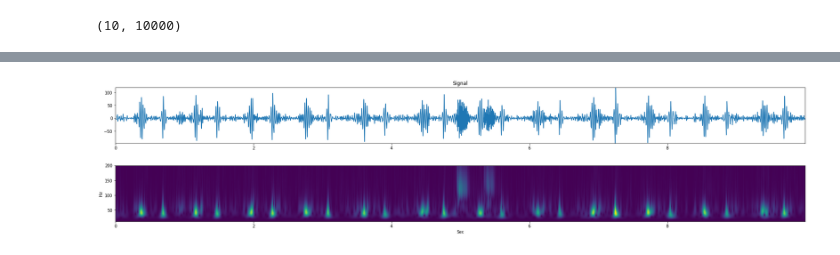
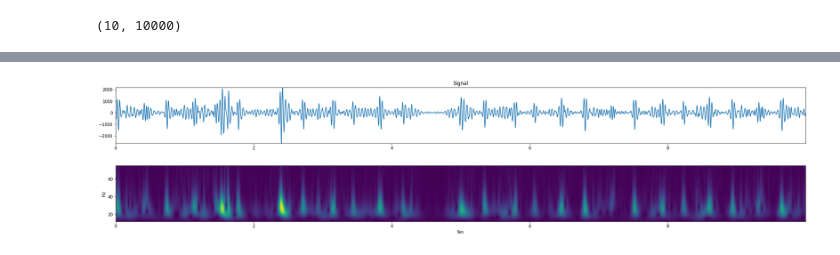
Before and after one commit to writerwriter/ekg, a Jupyter notebook: notebooks/wavelet.ipynb, the cells around one changed output, grey strips where cells are left out. Cells and saved outputs as stored; diff of their text form; code cells hidden in the pictures.

```diff
--- a/notebooks/wavelet.ipynb
+++ b/notebooks/wavelet.ipynb
@@ -24,0 +57,4 @@ signal, sampling_rate = reader.get_ekg('/home/toosyou/ext_ssd/Cardiology/交大-
+# %%
+signal, sampling_rate = reader.get_ekg('/home/toosyou/Cardiology/TVGS/交大數據心衰遠距教學/大檢查audicor/AHF054/A032108B/PP-01_000186.bin',
+                                        do_bandpass_filter=True, filter_lowcut=30, filter_highcut=120)
+plot_hs_wavelet(signal[1], signal[8:10], 1000)
@@ -27,4 +67,4 @@ signal.shape
 # %% [output]
 (10, 10000)
 # %%
-sig = signal[8, :]
+sig = signal[9, :]
@@ -66,29 +105,29 @@ plt.plot(freqs)
 # %%
 t = np.arange(0, 10, 1.0 / 1000)
 
 data = sig
 wavename = 'cgau5'
 # totalscal = 50
 # fc = pywt.central_frequency(wavename)
 # cparam = 2 * fc * totalscal
 # scales = cparam / np.arange(totalscal, 1, -1)
 
-scales = np.arange(3, 50, 0.1)
+scales = np.arange(8, 50, 0.1)
 [cwtmatr, frequencies] = pywt.cwt(data, scales, wavename, 1.0 / 1000)
 
 plt.figure(figsize=(30, 6))
 plt.subplot(211)
 plt.plot(t, data)
 plt.title("Signal")
 plt.margins(x=0, y=0)
 
 plt.subplot(212)
 plt.pcolormesh(t, frequencies, abs(cwtmatr))
 plt.ylabel("Hz")
 plt.xlabel("Sec")
 plt.subplots_adjust(hspace=0.4)
 plt.margins(x=0, y=0)
 
 plt.show()
 # %% [output]
-[figure, old version]
+[figure, new version]
```
Also changed, not shown: parts of 13 cells of this notebook, 2 other files.
